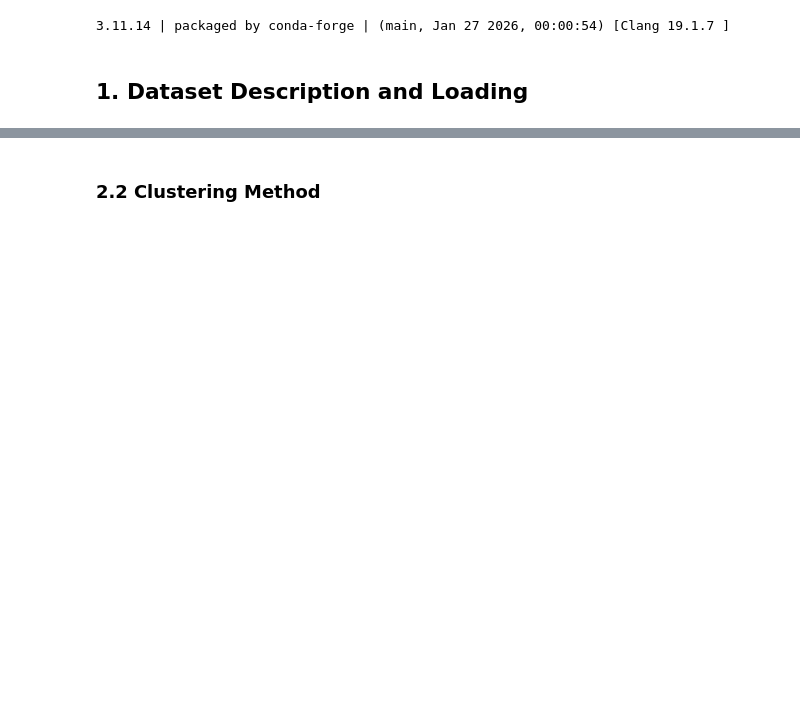
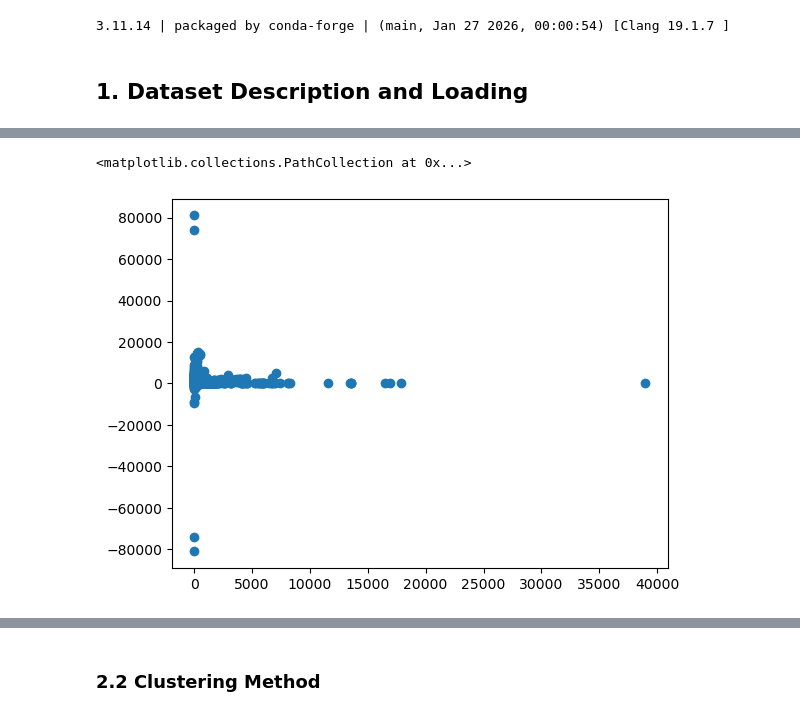
Before and after one commit to NouRALsaidD/data_mining_2026, a Jupyter notebook: data_mining_project_template.ipynb, the cells around one changed output, grey strips where cells are left out. Saved outputs shown, nothing was run; the diff lists cells and outputs as text; code cells hidden in the pictures; blank space fills up the shorter version.

```diff
--- a/data_mining_project_template.ipynb
+++ b/data_mining_project_template.ipynb
@@ -303,0 +377,23 @@ X = None  # Replace with actual feature matrix
+# %%
+# Aggregate features per invoice
+invoice_features = data_filtered.groupby("InvoiceNo").agg({
+    "UnitPrice": ["sum", "mean", "max", "std"],
+    "Quantity": ["sum", "nunique", "mean"],
+    "CustomerID": "first",
+    "InvoiceDate": "first",
+    "Country": "first"
+})
+
+# Flatten column names
+invoice_features.columns = [
+    "TotalPrice", "AvgPrice", "MaxPrice", "StdPrice",
+    "TotalQuantity", "NumUniqueProducts", "AvgQuantityPerProduct",
+    "CustomerID",
+    "InvoiceDate",
+    "Country"
+]
+
+# Cancellation indicator
+invoice_features["Cancelled"] = invoice_features.index.str.startswith("C").astype(int)
+
+invoice_features.head()
@@ -303,0 +426,6 @@ X = None  # Replace with actual feature matrix
+# %%
+# Construct vector representation
+#X = None  # Replace with actual feature matrix
+
+X = invoice_features.iloc[:, [0, 4, 10]]
+X
@@ -303,0 +447,5 @@ X = None  # Replace with actual feature matrix
+# %%
+plt.scatter(X.iloc[:, 0], X.iloc[:, 1])
+# %% [output]
+<matplotlib.collections.PathCollection at 0x...>
+[figure, added]
```
Also changed, not shown: parts of 67 cells of this notebook.
